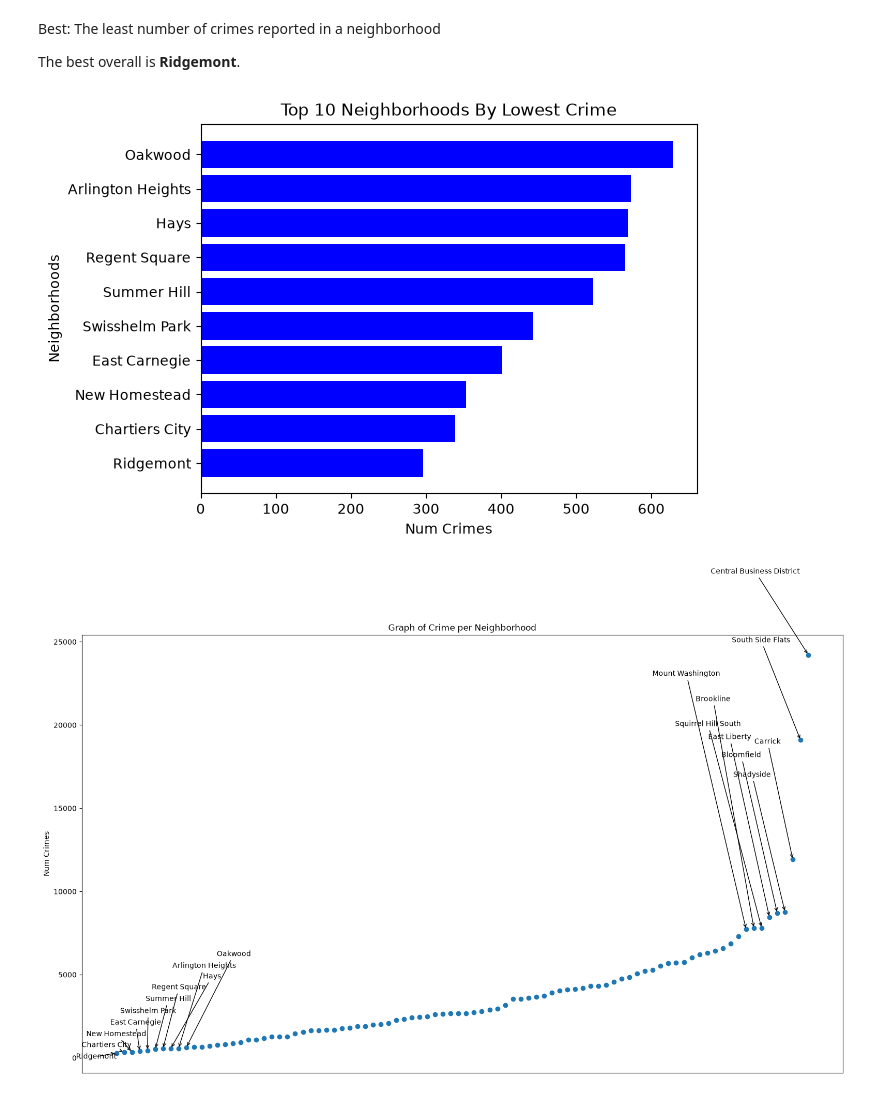
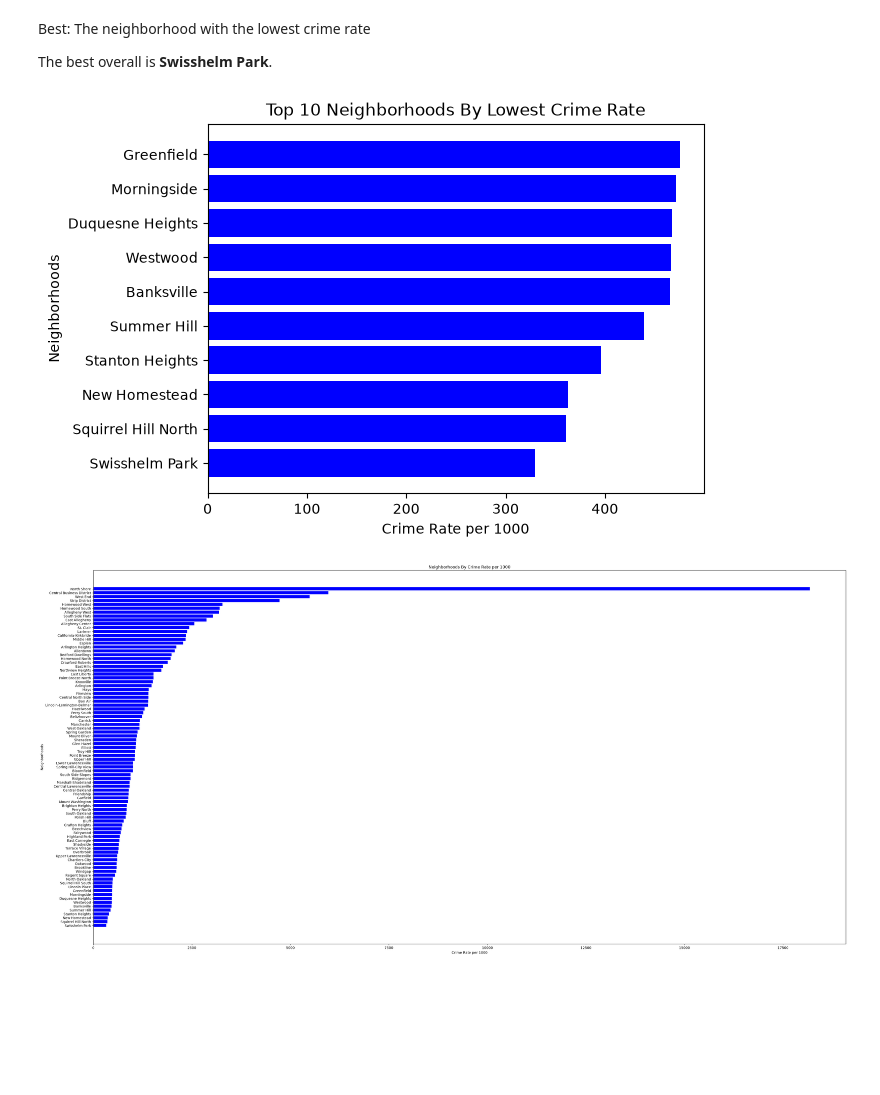
Before and after one commit to esaywitz/CS-0010-Final-Project-Best-Neighborhood, a Jupyter notebook: Crime-Christopher-Lattari.ipynb, the cells around one changed output. Saved outputs shown, nothing was run; the diff lists cells and outputs as text; code cells hidden in the pictures; blank space fills up the shorter version.

Commit message:
implemented PopulationData to change the number of crimes being the rating to the crime rate

```diff
--- a/Crime-Christopher-Lattari.ipynb
+++ b/Crime-Christopher-Lattari.ipynb
@@ -58,47 +57,35 @@ Mount Washington: 7723
 # %% [markdown]
-Best: The least number of crimes reported in a neighborhood
+Best: The neighborhood with the lowest crime rate
 
-The best overall is **Ridgemont**.
+The best overall is **Swisshelm Park**.
 # %%
-topTenNeighborhoods= []
-i=0
-while i<10:
-    topTenNeighborhoods.append(crimePerNeighborhood[numCrimeList[i]])
-    i+=1
+values= []
+topTenNeighborhoods=list(crimePerNeighborhood)[:10]
 
-values= list(numCrimeList[:10])
+for neighborhood in topTenNeighborhoods:
+    values.append(crimePerNeighborhood[neighborhood])
 neighborhoods= list(topTenNeighborhoods)
 
 plt.barh(neighborhoods,values, color='blue')
-plt.xlabel('Num Crimes')
+plt.xlabel('Crime Rate per 1000')
 plt.ylabel('Neighborhoods')
-plt.title('Top 10 Neighborhoods By Lowest Crime')
+plt.title('Top 10 Neighborhoods By Lowest Crime Rate')
 plt.show()
 # %% [output]
-[figure, old version]
+[figure, new version]
 # %%
-x= []
-allNeighborhoods=[]
-i=0
-while i<len(numCrimeList):
-    x.append(i)
-    allNeighborhoods.append(crimePerNeighborhood[numCrimeList[i]])
-    i+=1
+values= []
+neighborhoods=list(crimePerNeighborhood)[:len(crimePerNeighborhood)-2]
+#excludes highest two crime rates because they have such a low population it makes their crime rate very high and makes the graph unreadable
 
-y=numCrimeList
+for neighborhood in neighborhoods:
+    values.append(crimePerNeighborhood[neighborhood])
 
-plt.figure(figsize=(19,11))
-plt.scatter(x,y)
-plt.ylabel('Num Crimes')
-plt.title('Graph of Crime per Neighborhood')
-plt.gca().xaxis.set_visible(False)
-
-for i in range(len(x)):
-    if(i<10):
-        plt.annotate(allNeighborhoods[i],(x[i],y[i]),textcoords="offset points",xytext=(i*10,i*15),ha='right',va='top',arrowprops=dict(facecolor='black',arrowstyle='->'))
-    if(i>(len(x)-10)):
-        plt.annotate(allNeighborhoods[i],(x[i],y[i]),textcoords="offset points",xytext=(-((i-len(numCrimeList))-10)*((i-len(numCrimeList))-10)/10,((i-len(numCrimeList))-10)*((i-len(numCrimeList))-10)),ha='right',va='top',arrowprops=dict(facecolor='black',arrowstyle='->'))
-
+plt.figure(figsize=(40,20))
+plt.barh(neighborhoods,values, color='blue')
+plt.xlabel('Crime Rate per 1000')
+plt.ylabel('Neighborhoods')
+plt.title('Neighborhoods By Crime Rate per 1000')
 plt.show()
 # %% [output]
-[figure, old version]
+[figure, new version]
```
Also changed, not shown: parts of 1 cell of this notebook, 1 other file.
